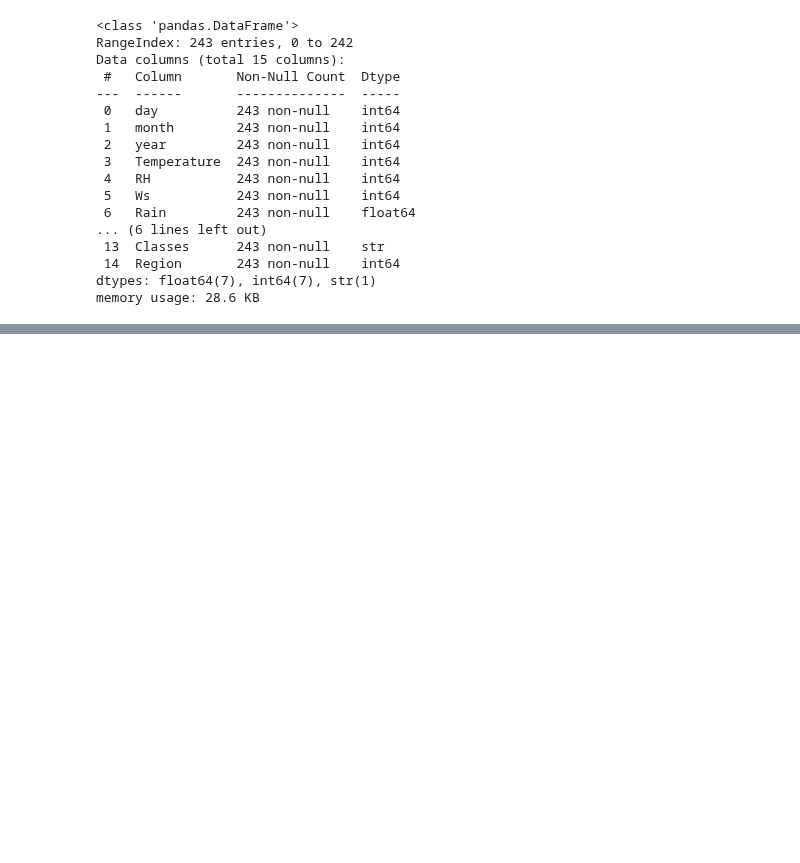
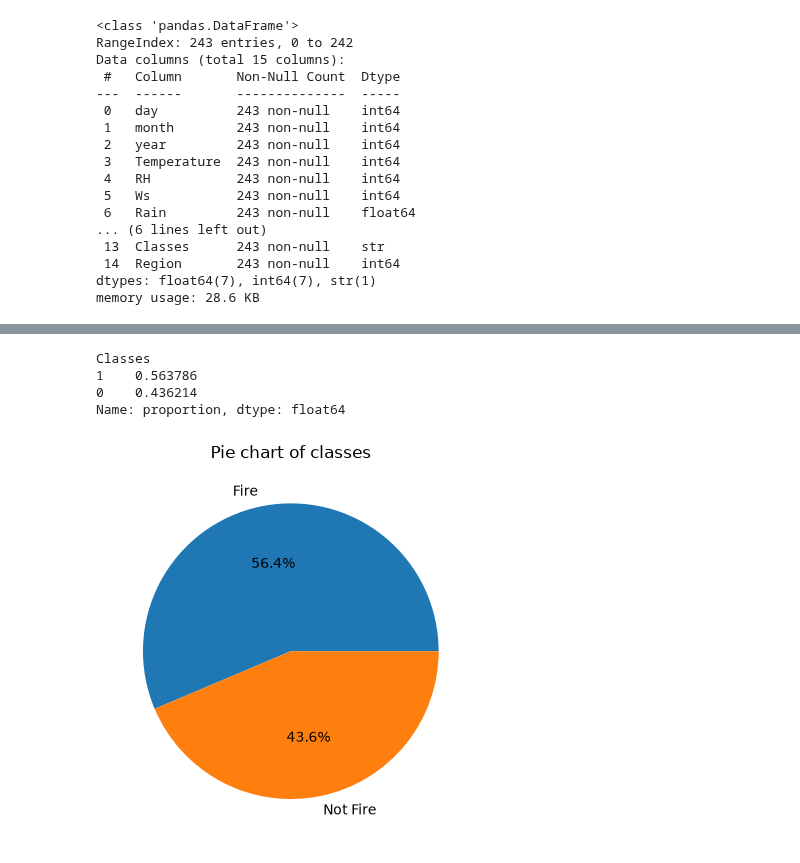
Before and after one commit to AKSHAY-CHOWDARY/AIML, a Jupyter notebook: Project Algerian Forest Fires/regression.ipynb, the cells around one changed output, grey strips where cells are left out. Cells and saved outputs as stored; diff of their text form; code cells hidden in the pictures; blank space fills up the shorter version.

```diff
--- a/Project Algerian Forest Fires/regression.ipynb
+++ b/Project Algerian Forest Fires/regression.ipynb
@@ -184,0 +250,16 @@ df.describe()
+# %%
+## percentage for pie chart
+percentage = df_copy['Classes'].value_counts(normalize=True)
+percentage
+# %% [output]
+Classes
+1    0.563786
+0    0.436214
+Name: proportion, dtype: float64
+# %%
+labels = ['Fire', 'Not Fire']
+plt.pie(percentage, labels=labels, autopct="%1.1f%%")
+plt.title("Pie chart of classes")
+plt.show()
+# %% [output]
+[figure, added]
```
Also changed, not shown: parts of 50 cells of this notebook, 1 other file.
